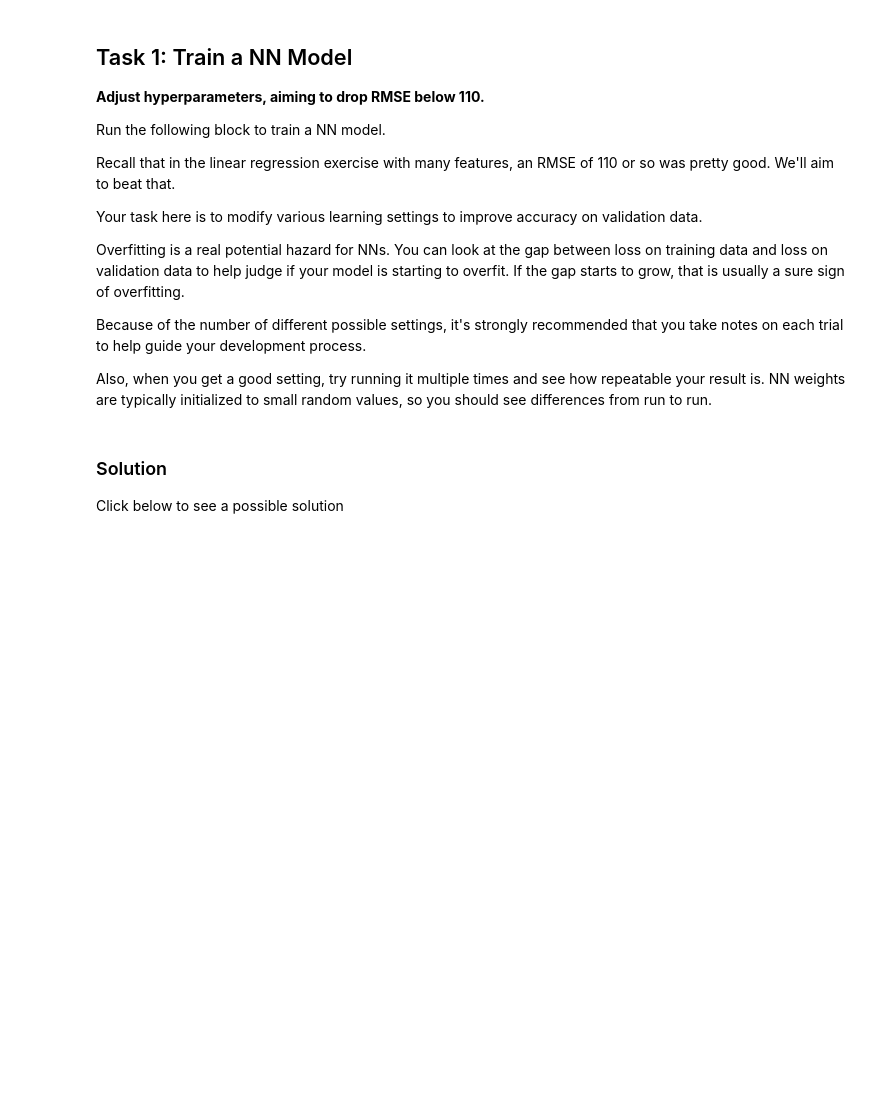
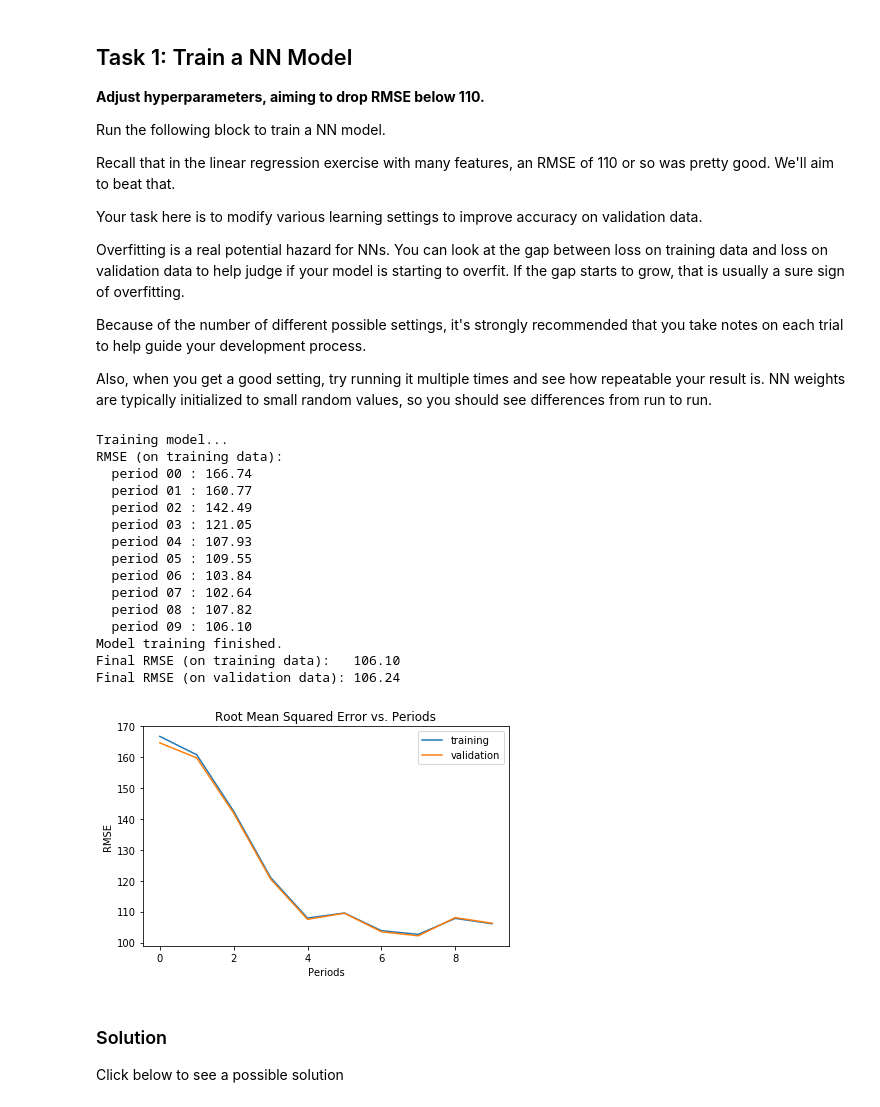
Before and after one commit to FeniXVRN/google-ml-crach-course, a Jupyter notebook: intro_to_neural_nets.ipynb, the cells around one changed output. Cells and saved outputs as stored; diff of their text form; code cells hidden in the pictures; blank space fills up the shorter version.

```diff
--- a/intro_to_neural_nets.ipynb
+++ b/intro_to_neural_nets.ipynb
@@ -290,14 +331,31 @@ Because of the number of different possible settings, it's strongly recommended
 Also, when you get a good setting, try running it multiple times and see how repeatable your result is. NN weights are typically initialized to small random values, so you should see differences from run to run.
 # %%
 dnn_regressor = train_nn_regression_model(
-    learning_rate=0.01,
-    steps=500,
-    batch_size=10,
-    hidden_units=[10, 2],
+    learning_rate=0.002,
+    steps=2000,
+    batch_size=75,
+    hidden_units=[8, 4, 2],
     training_examples=training_examples,
     training_targets=training_targets,
     validation_examples=validation_examples,
     validation_targets=validation_targets)
+# %% [output]
+Training model...
+RMSE (on training data):
+  period 00 : 166.74
+  period 01 : 160.77
+  period 02 : 142.49
+  period 03 : 121.05
+  period 04 : 107.93
+  period 05 : 109.55
+  period 06 : 103.84
+  period 07 : 102.64
+  period 08 : 107.82
+  period 09 : 106.10
+Model training finished.
+Final RMSE (on training data):   106.10
+Final RMSE (on validation data): 106.24
+[figure, added]
 # %% [markdown]
 ### Solution
 
```
Also changed, not shown: parts of 5 cells of this notebook.
